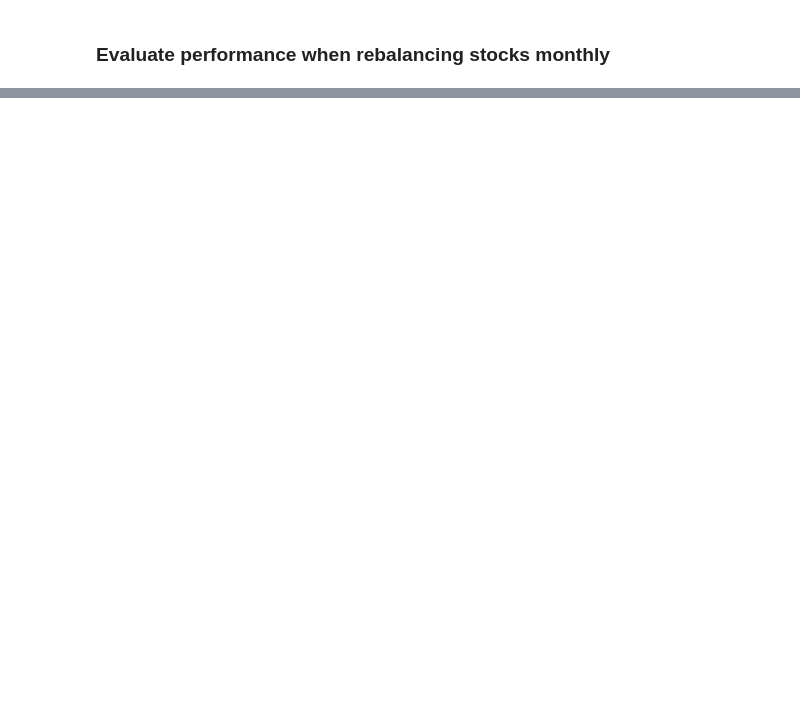
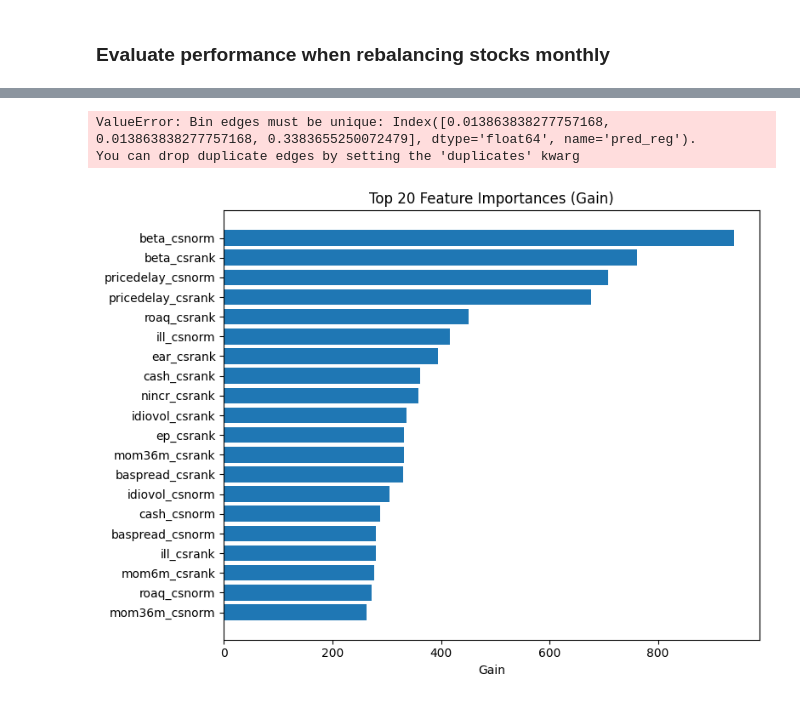
Before and after one commit to asacco-97/multimodal-stock-ranking, a Jupyter notebook: notebooks/001_testing_model_frameworks.ipynb, the cells around one changed output, grey strips where cells are left out. Drawn from its saved outputs; the diff is of its cells as text; code cells hidden in the pictures; blank space fills up the shorter version.

Commit message:
Fix EDGAR API data pull, purged time-aware CV, and create notebooks for pipeline diagnostics

```diff
--- a/notebooks/001_testing_model_frameworks.ipynb
+++ b/notebooks/001_testing_model_frameworks.ipynb
@@ -656,0 +840,7 @@ Note: you may need to restart the kernel to use updated packages.
+# %%
+# Create dmatrix and drop NaN values
+dtrain = xgb.DMatrix(
+    train.loc[train[target].notna(), predictor_variables],
+    label=train.loc[train[target].notna(), target],
+    enable_categorical=True
+)
@@ -656,0 +891,30 @@ Note: you may need to restart the kernel to use updated packages.
+# %%
+test.groupby(pd.qcut(test['pred_reg'], 2))["return_eom_t+1"].mean()
+# %% [output]
+ValueError: Bin edges must be unique: Index([0.013863838277757168, 0.013863838277757168, 0.3383655250072479], dtype='float64', name='pred_reg').
+You can drop duplicate edges by setting the 'duplicates' kwarg
+# %%
+# Get importance dictionary
+importance = reg_model.get_score(importance_type="gain")
+
+# Convert to DataFrame
+importance_df = (
+    pd.DataFrame(
+        list(importance.items()),
+        columns=["feature", "importance"]
+    )
+    .sort_values("importance", ascending=False)
+)
+
+# Plot
+plt.figure(figsize=(8,6))
+plt.barh(
+    importance_df["feature"][:20][::-1],
+    importance_df["importance"][:20][::-1]
+)
+plt.title("Top 20 Feature Importances (Gain)")
+plt.xlabel("Gain")
+plt.tight_layout()
+plt.show()
+# %% [output]
+[figure, added]
```
Also changed, not shown: parts of 35 cells of this notebook, 12 other files.
